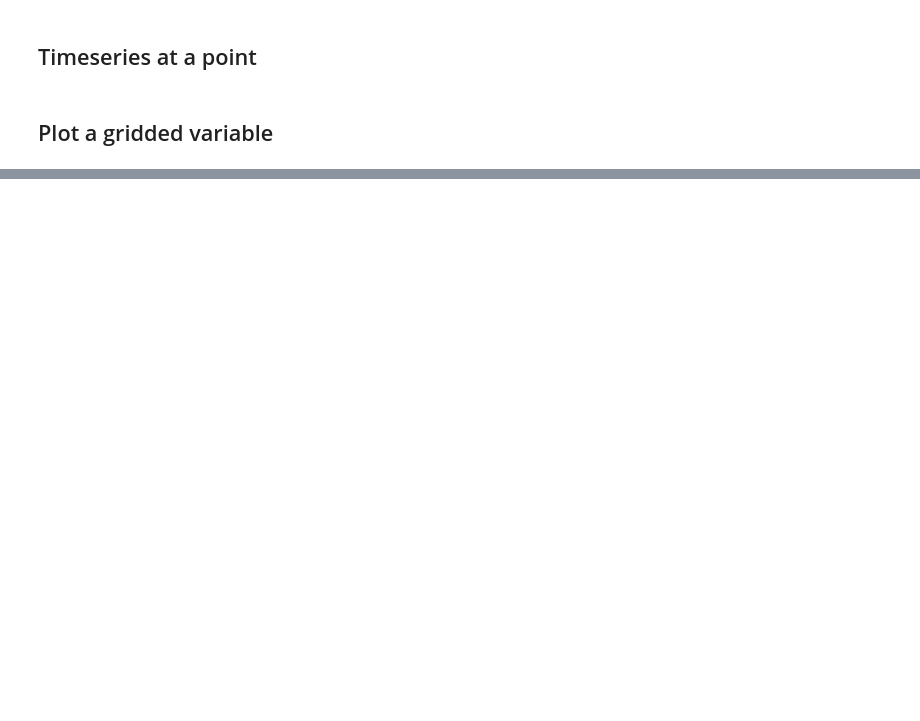
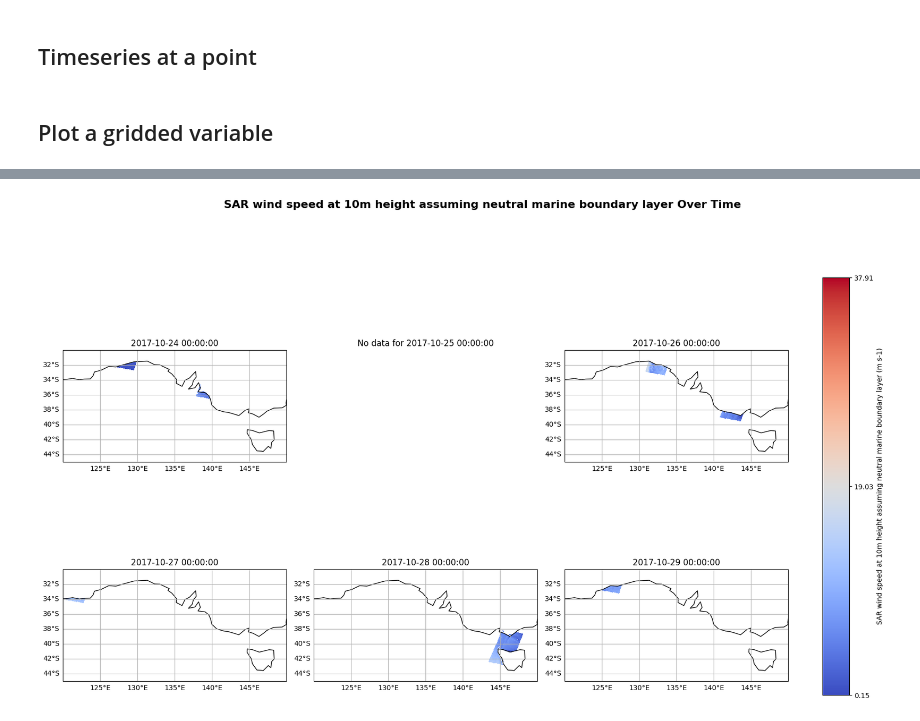
Before and after one commit to aodn/aodn_cloud_optimised, a Jupyter notebook: notebooks/satellite_wind_altimeter_delayed_qc.ipynb, the cells around one changed output, grey strips where cells are left out. Drawn from its saved outputs; the diff is of its cells as text; code cells hidden in the pictures; blank space fills up the shorter version.

```diff
--- a/notebooks/satellite_wind_altimeter_delayed_qc.ipynb
+++ b/notebooks/satellite_wind_altimeter_delayed_qc.ipynb
@@ -77,12 +104,13 @@ time_series_df = aodn_dataset.get_timeseries_data(var_name='analysed_sst',
 ## Plot a gridded variable
 # %%
 %%time
-time_series_df = aodn_dataset.plot_gridded_variable(var_name='analysed_sst',
-                                                    date_start='2008-06-01',
-                                                    lon_name_override="longitude",
-                                                    lat_name_override="latitude",
+time_series_df = aodn_dataset.plot_gridded_variable(var_name='WSPD',
+                                                    date_start='2017-10-10',
+                                                    lon_name_override="LONGITUDE",
+                                                    lat_name_override="LATITUDE",
                                                     lon_slice=(120, 150),
-                                                    lat_slice=(-50, -30),
+                                                    lat_slice=(-45, -30),
                                                     n_days=6,
                                                     coastline_resolution="110m",
                                                     log_scale=False)
+# %% [output]
@@ -88,0 +119 @@ time_series_df = aodn_dataset.plot_gridded_variable(var_name='analysed_sst',
+[figure, added]
```
Also changed, not shown: parts of 8 cells of this notebook, 9 other files.
